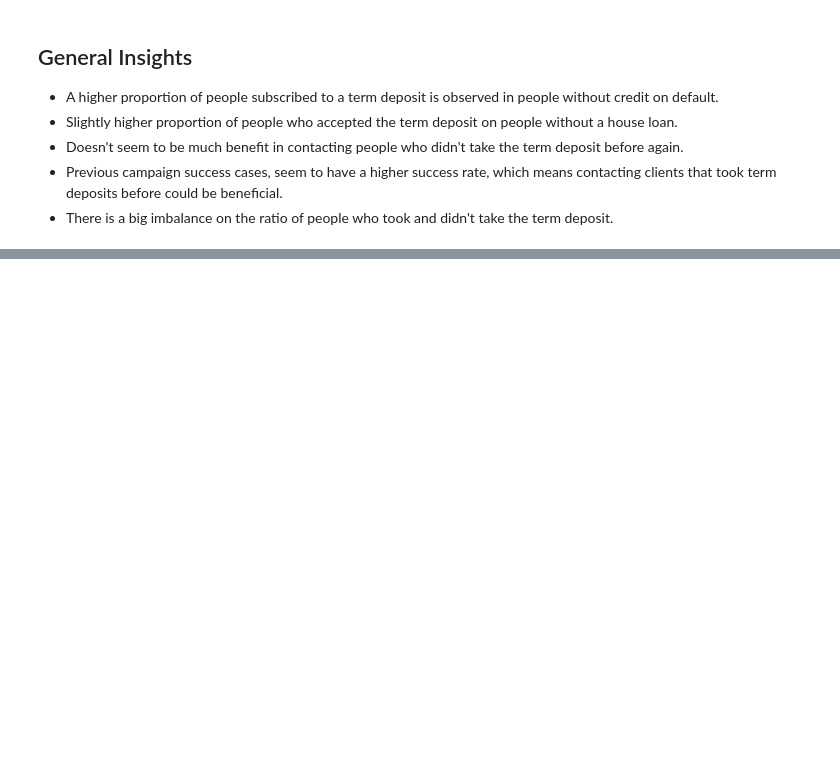
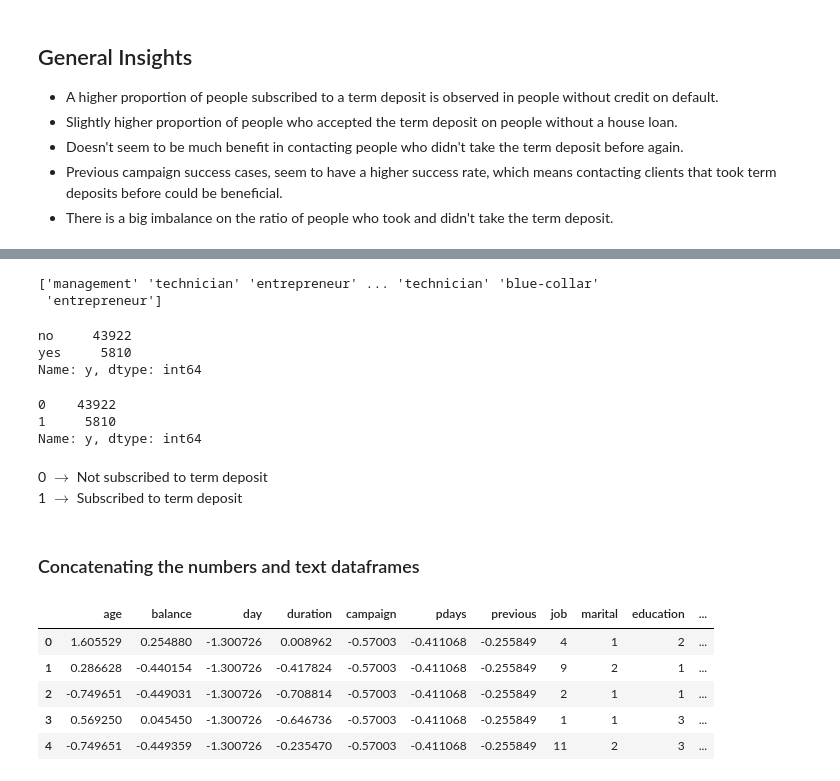
Before and after one commit to Luciano-C/Term-Deposit-Django-ML, a Jupyter notebook: Term_Deposit_Prediction.ipynb, the cells around one changed output, grey strips where cells are left out. Drawn from its saved outputs; the diff is of its cells as text; code cells hidden in the pictures; blank space fills up the shorter version.

```diff
--- a/Term_Deposit_Prediction.ipynb
+++ b/Term_Deposit_Prediction.ipynb
@@ -380,0 +491,6 @@ Name: y, dtype: int64
+# %%
+marketing_data_text_features_encoded = pd.DataFrame()
+# %%
+for index, encoder in enumerate(text_encoders):
+    column_name = marketing_data_text_features.columns[index]
+    marketing_data_text_features_encoded[column_name] = encoder.fit_transform(marketing_data_text_features.iloc[:, index])
@@ -380,0 +506,38 @@ Name: y, dtype: int64
+# %%
+# Checking the inverse transform on the job encoder
+print(text_encoders[0].inverse_transform(marketing_data_text_features_encoded['job']))
+# %% [output]
+['management' 'technician' 'entrepreneur' ... 'technician' 'blue-collar'
+ 'entrepreneur']
+# %%
+# Checking values in target column
+target_column.value_counts()
+# %% [output]
+no     43922
+yes     5810
+Name: y, dtype: int64
+# %%
+# Replacing the values
+target_column.replace({'no': 0, 'yes': 1}, inplace=True)
+# %%
+target_column.value_counts()
+# %% [output]
+0    43922
+1     5810
+Name: y, dtype: int64
+# %% [markdown]
+0 $\longrightarrow$ Not subscribed to term deposit
+1 $\longrightarrow$ Subscribed to term deposit
+# %% [markdown]
+### Concatenating the numbers and text dataframes
+# %%
+marketing_data_preprocessed = pd.concat([marketing_data_numbers_scaled, marketing_data_text_features_encoded, target_column], axis=1)
+# %%
+marketing_data_preprocessed.head()
+# %% [output]
+|  | age | balance | day | duration | campaign | pdays | previous | job | marital | education | ... |
+| 0 | 1.605529 | 0.254880 | -1.300726 | 0.008962 | -0.57003 | -0.411068 | -0.255849 | 4 | 1 | 2 | ... |
+| 1 | 0.286628 | -0.440154 | -1.300726 | -0.417824 | -0.57003 | -0.411068 | -0.255849 | 9 | 2 | 1 | ... |
+| 2 | -0.749651 | -0.449031 | -1.300726 | -0.708814 | -0.57003 | -0.411068 | -0.255849 | 2 | 1 | 1 | ... |
+| 3 | 0.569250 | 0.045450 | -1.300726 | -0.646736 | -0.57003 | -0.411068 | -0.255849 | 1 | 1 | 3 | ... |
+| 4 | -0.749651 | -0.449359 | -1.300726 | -0.235470 | -0.57003 | -0.411068 | -0.255849 | 11 | 2 | 3 | ... |
```
Also changed, not shown: parts of 25 cells of this notebook, 1 other file.
